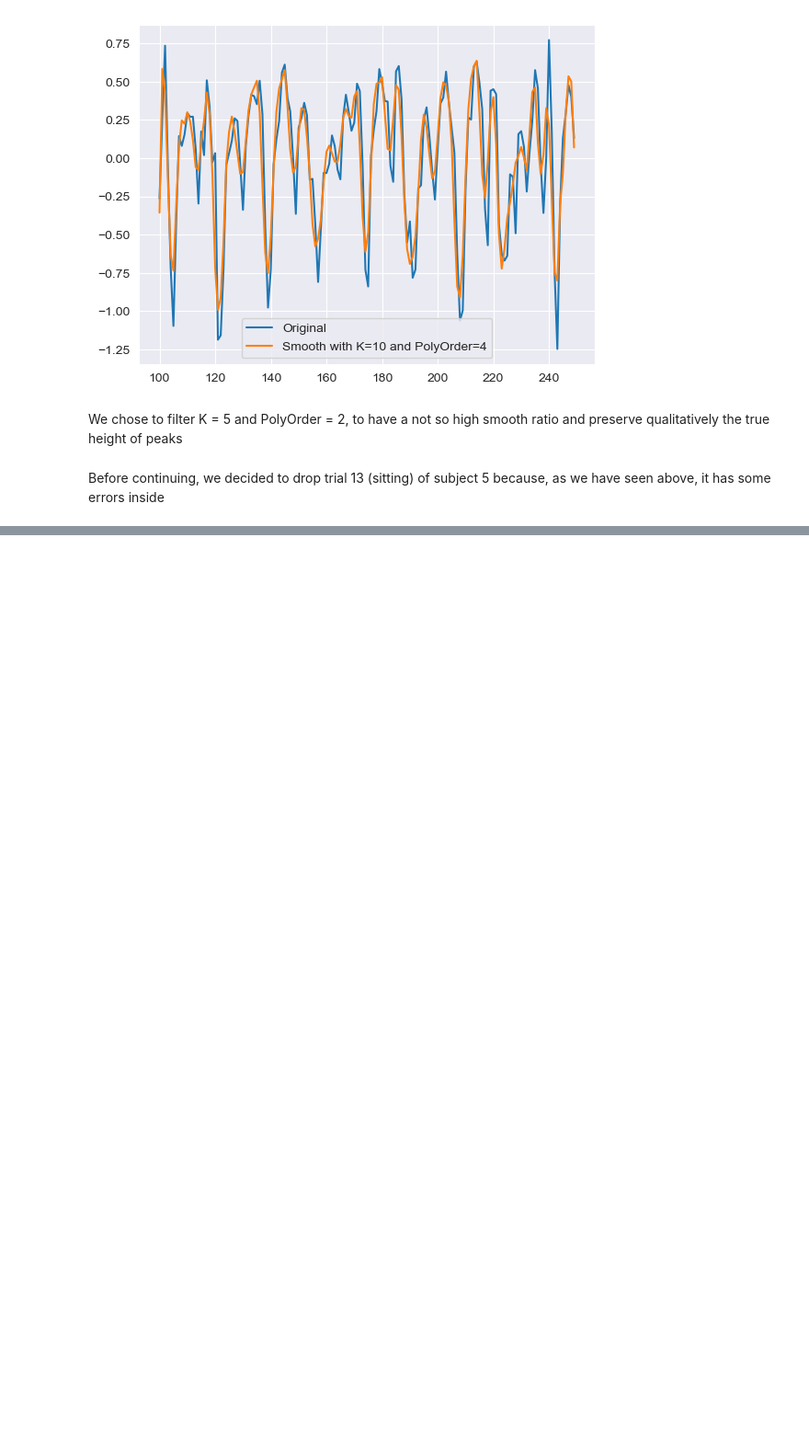
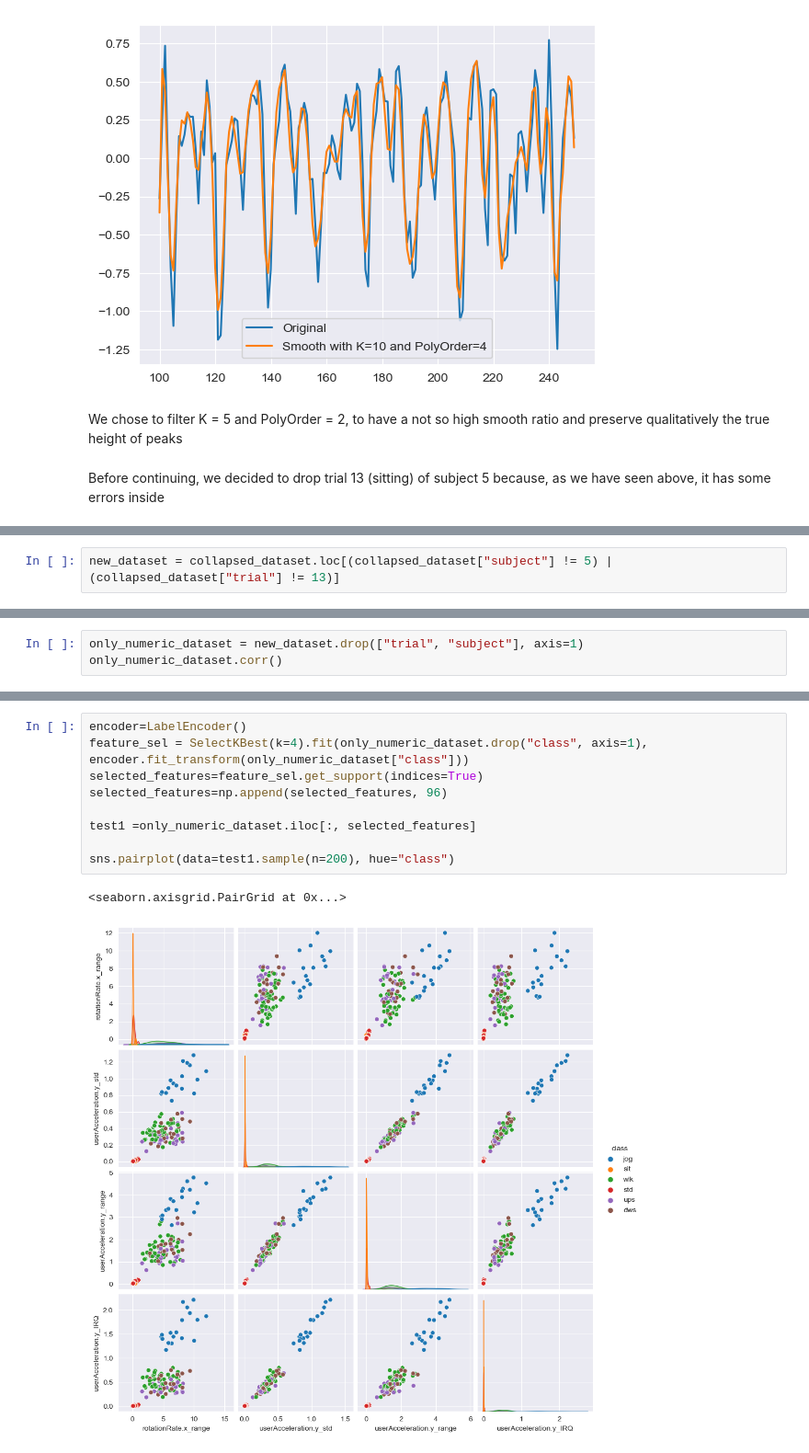
Before and after one commit to Sgazzirro/DataMiningProject, a Jupyter notebook: LavorettiProvaDiAngelo/exploratory_data_analysis.ipynb, the cells around one changed output, grey strips where cells are left out. Shown at 92% size. Drawn from its saved outputs; the diff is of its cells as text; blank space fills up the shorter version.

```diff
--- a/LavorettiProvaDiAngelo/exploratory_data_analysis.ipynb
+++ b/LavorettiProvaDiAngelo/exploratory_data_analysis.ipynb
@@ -203,0 +238,2 @@ new_dataset = create_time_series_speed_up(ACTIVITY_CODES, TRIAL_CODES, ACTORS, e
+# %%
+new_dataset = collapsed_dataset.loc[(collapsed_dataset["subject"] != 5) | (collapsed_dataset["trial"] != 13)]
@@ -203,0 +256,3 @@ new_dataset = create_time_series_speed_up(ACTIVITY_CODES, TRIAL_CODES, ACTORS, e
+# %%
+only_numeric_dataset = new_dataset.drop(["trial", "subject"], axis=1)
+only_numeric_dataset.corr()
@@ -203,0 +319,12 @@ new_dataset = create_time_series_speed_up(ACTIVITY_CODES, TRIAL_CODES, ACTORS, e
+# %%
+encoder=LabelEncoder()
+feature_sel = SelectKBest(k=4).fit(only_numeric_dataset.drop("class", axis=1), encoder.fit_transform(only_numeric_dataset["class"]))
+selected_features=feature_sel.get_support(indices=True)
+selected_features=np.append(selected_features, 96)
+
+test1 =only_numeric_dataset.iloc[:, selected_features]
+
+sns.pairplot(data=test1.sample(n=200), hue="class")
+# %% [output]
+<seaborn.axisgrid.PairGrid at 0x...>
+[figure, added]
```
Also changed, not shown: parts of 34 cells of this notebook, 2 other files.
